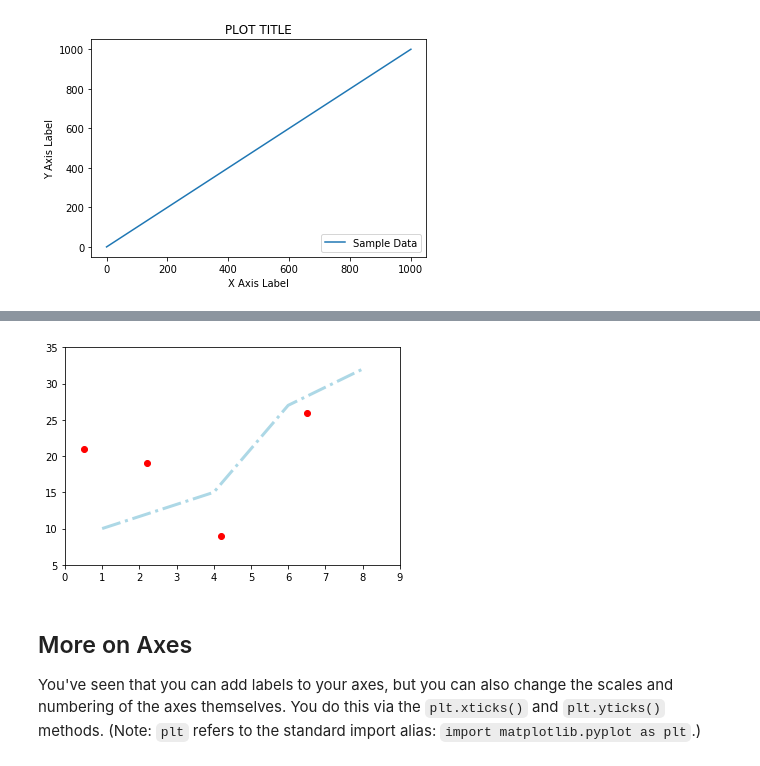
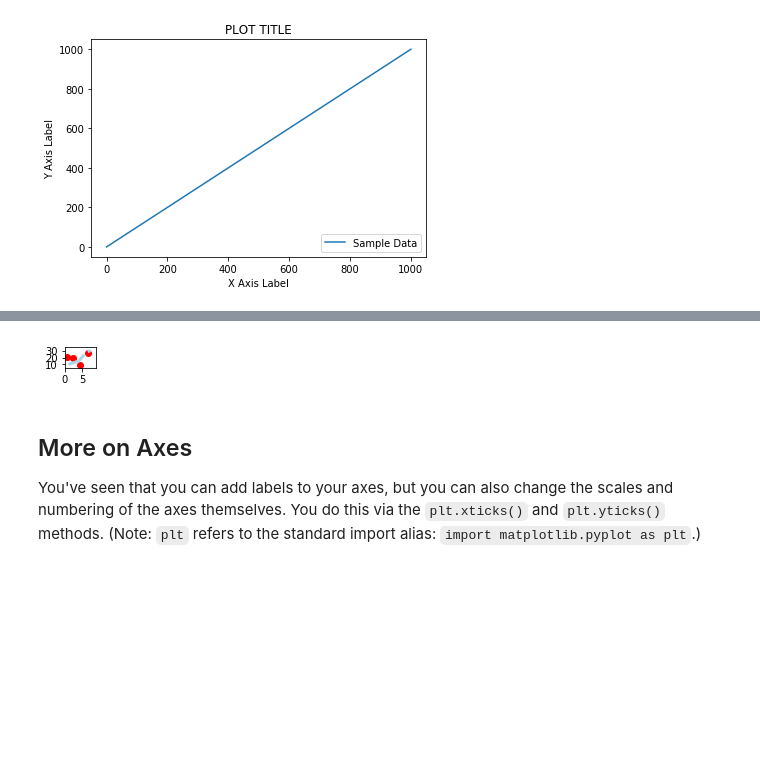
Before and after one commit to khayes847/dsc-more-practice-with-matplotlib-dc-ds-071519, a Jupyter notebook: index.ipynb, the cells around one changed output, grey strips where cells are left out. Drawn from its saved outputs; the diff is of its cells as text; code cells hidden in the pictures; blank space fills up the shorter version.

```diff
--- a/index.ipynb
+++ b/index.ipynb
@@ -113,23 +113,23 @@ Let's see all of above in action with another plot. Here we declare a new figure
 # %%
 # Define a new figure with matplotlib's .plot() function.
 new_figure = plt.figure()
 
 # Add a subplot to the figure - a new axes
-ax = new_figure.add_subplot(991)
+ax = new_figure.add_subplot(992)
 
 # Generate a line plot
 ax.plot([1, 4, 6, 8], [10, 15, 27, 32], color='lightblue', linewidth=3, linestyle = '-.')
 
 # Draw a scatter plot on same axes
 ax.scatter([0.5, 2.2, 4.2, 6.5], [21, 19, 9, 26], color='red', marker='o')
 
 # Set the limits of x and y for axes
 ax.set_xlim(0, 9), ax.set_ylim(5,35)
 
 # Show the plot
 plt.show()
 # %% [output]
-[figure, old version]
+[figure, new version]
 # %% [markdown]
 ## More on Axes
 
```
